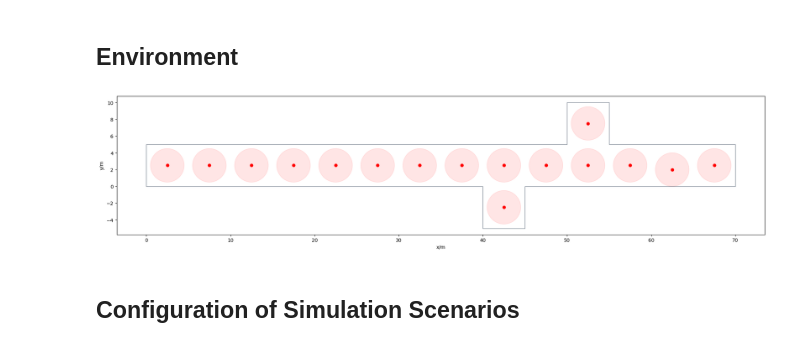
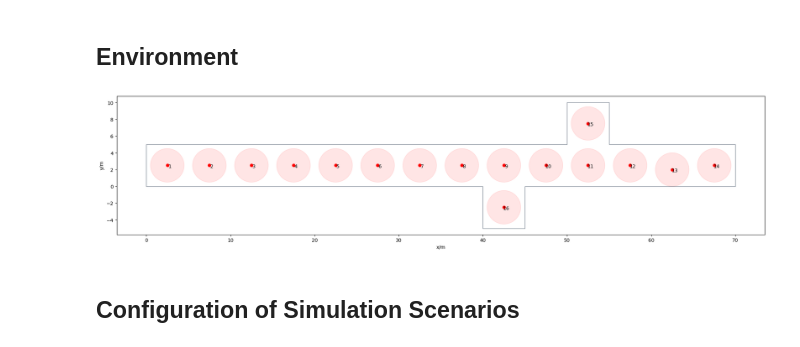
Before and after one commit to AlvaroS3rrano/Evacuation_Simulation, a Jupyter notebook: Notebooks/experiments.ipynb, the cells around one changed output. Saved outputs shown, nothing was run; the diff lists cells and outputs as text; code cells hidden in the pictures.

```diff
--- a/Notebooks/experiments.ipynb
+++ b/Notebooks/experiments.ipynb
@@ -109,13 +111,14 @@ def init_db_connection(
 
     return conn
 # %%
+
 # -------------------------------
 # Global Configuration
 # -------------------------------
 
 # Load config
 config_name="study.yaml"
-simulation_name = "corridor_case_1"
+simulation_name = "corridor_case_10"
 cfg = load_simulation_config(simulation_name, config_name)
 
 # Load environment
@@ -184,7 +187,7 @@ connection_file = SQLITE_DIR  / (
 )
 paths_file = SQLITE_DIR  / f"{Environment_name}_paths.db"
 group_path_file = SQLITE_DIR  / f"{Environment_name}_group_paths_data.db"
-results_db_path_file = SQLITE_DIR  / "results_simulation.db"
+results_db_path_file = SQLITE_DIR  / "corridor_sim.db"
 # results_db_path_file = SQLITE_DIR  / "results_simulation_exp.db"
 
 # Connections
@@ -234,30 +238,30 @@ experiment_id = write_experiment(
 # %%
 fig, ax = plt.subplots(nrows=1, ncols=1, figsize=(24, 16))
 ax.set_aspect("equal")
 pedpy.plot_walkable_area(walkable_area=walkable_area, axes=ax)
 
-def draw_waipoint(ax, waypoint, distance, idx, show_index):
+def draw_waipoint(ax, waypoint, distance, idx, show_index=True):
     ax.plot(waypoint[0], waypoint[1], "ro")
     if show_index:
         ax.annotate(
             f"{idx}",
             (waypoint[0], waypoint[1]),
             textcoords="offset points",
             xytext=(5, -5),
             ha="center",
         )
     circle = Circle(
         (waypoint[0], waypoint[1]), distance, fc="red", ec="red", alpha=0.1
     )
     ax.add_patch(circle)
 
 for idx, (waypoint, distance) in waypoints.items():
-    draw_waipoint(ax, waypoint, distance, idx, False)
+    draw_waipoint(ax, waypoint, distance, idx, True)
 
 
 plt.savefig(IMAGES_DIR / 'cruise_ship_layout.png', dpi=300)
 # %% [output]
-[figure, old version]
+[figure, new version]
 # %%
 pol.set_targets(cfg["targets"], Environment)
 # %% [markdown]
```
Also changed, not shown: parts of 20 cells of this notebook, 13 other files.
